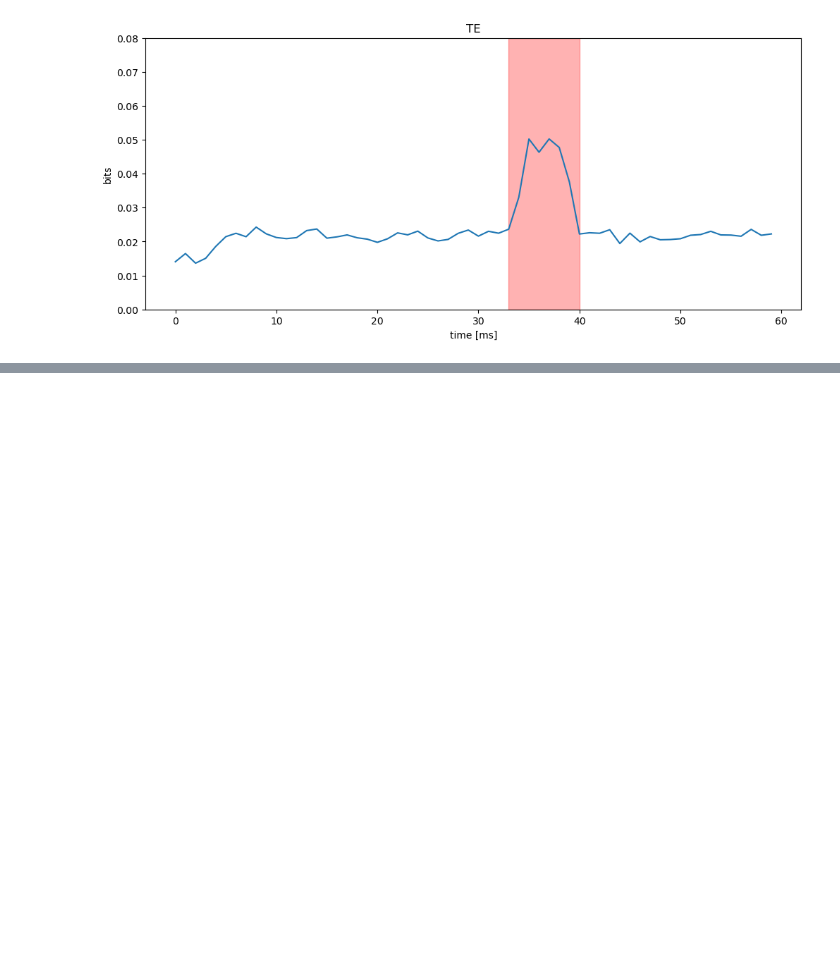
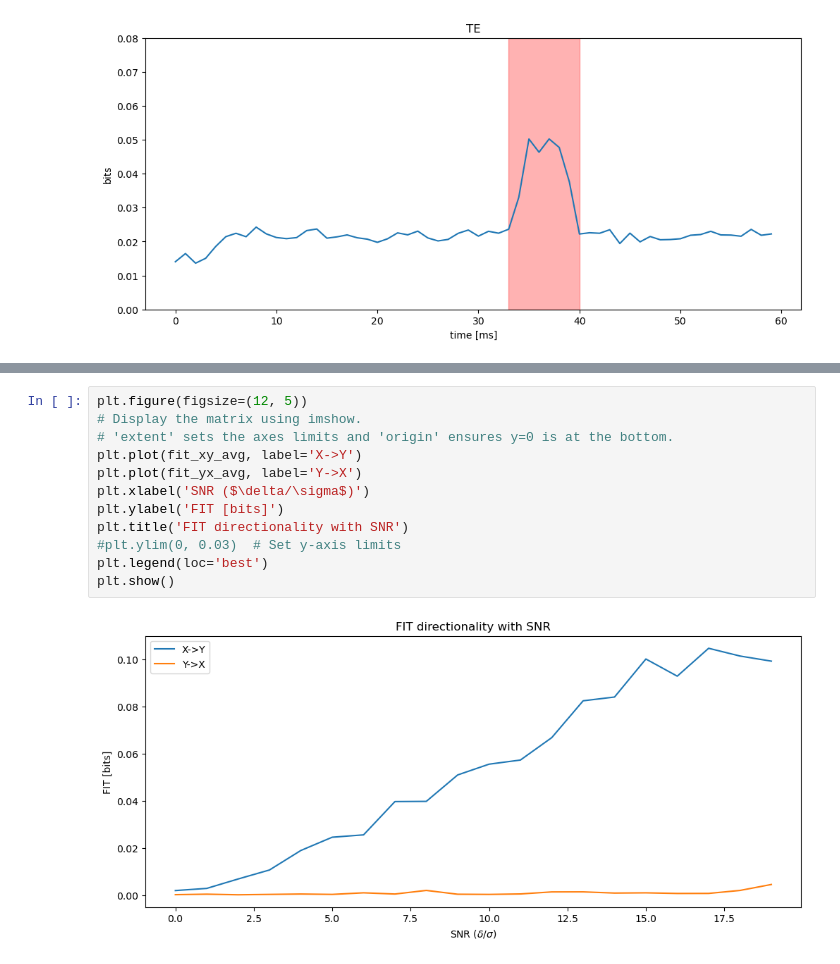
Before and after one commit to LauraRavagnani/Brain_Info_Transfer, a Jupyter notebook: sim2A.ipynb, the cells around one changed output, grey strips where cells are left out. Drawn from its saved outputs; the diff is of its cells as text; blank space fills up the shorter version.

```diff
--- a/sim2A.ipynb
+++ b/sim2A.ipynb
@@ -627,0 +727,14 @@ plt.show()
+# %%
+plt.figure(figsize=(12, 5))
+# Display the matrix using imshow.
+# 'extent' sets the axes limits and 'origin' ensures y=0 is at the bottom.
+plt.plot(fit_xy_avg, label='X->Y')
+plt.plot(fit_yx_avg, label='Y->X')
+plt.xlabel('SNR ($\delta/\sigma$)')
+plt.ylabel('FIT [bits]')
+plt.title('FIT directionality with SNR')
+#plt.ylim(0, 0.03)  # Set y-axis limits
+plt.legend(loc='best')
+plt.show()
+# %% [output]
+[figure, added]
```
Also changed, not shown: parts of 10 cells of this notebook.
